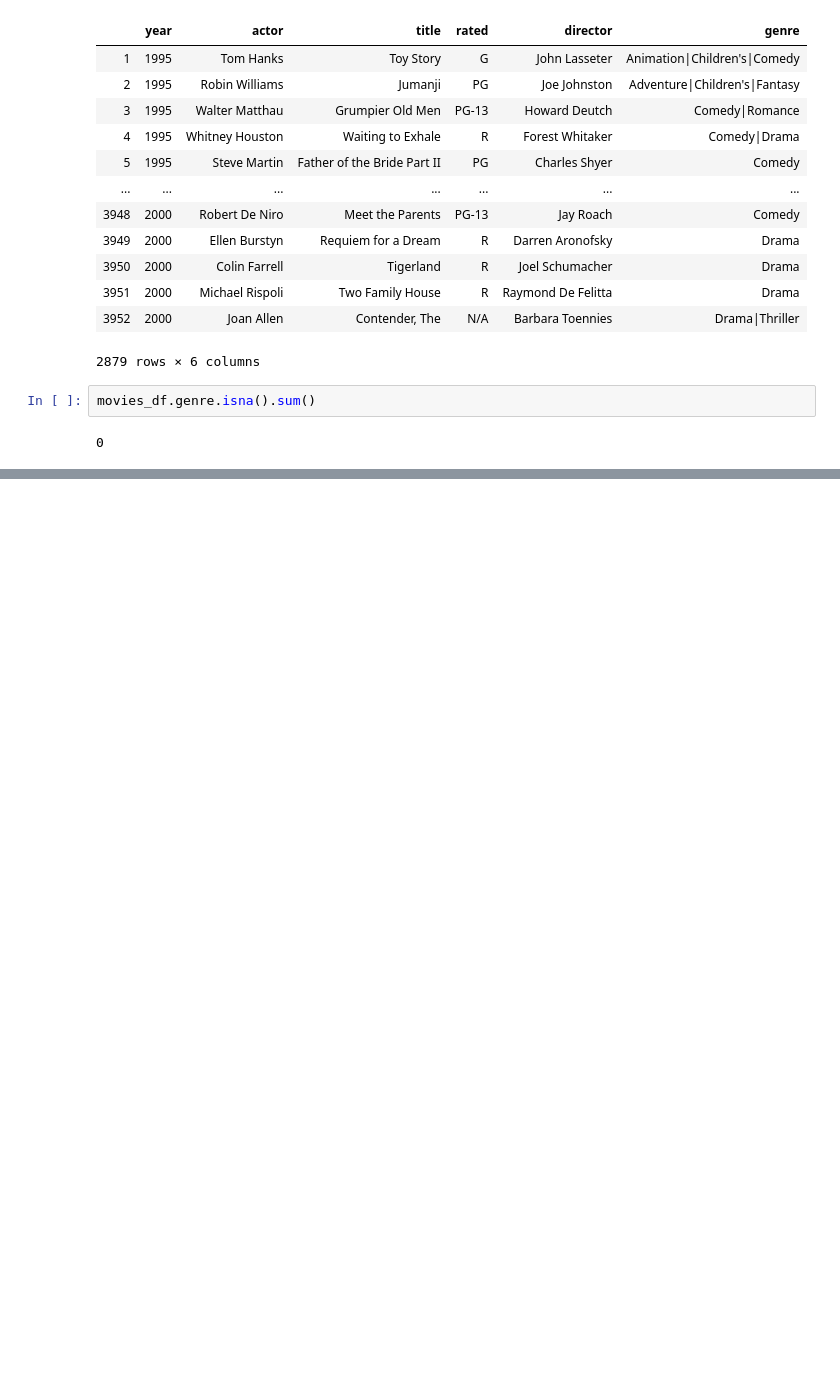
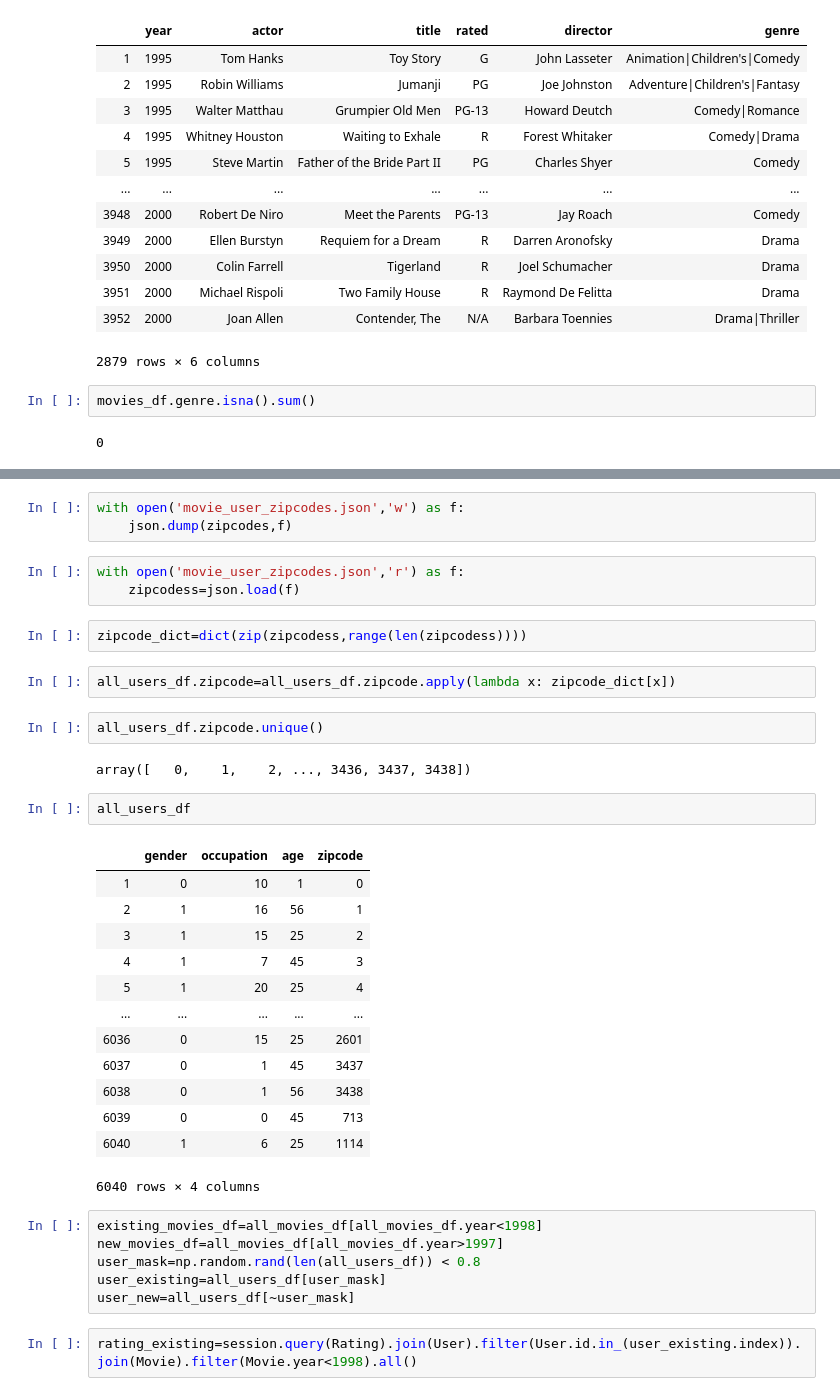
Before and after one commit to alanpurple/Melu, a Jupyter notebook: Untitled.ipynb, the cells around one changed output, grey strips where cells are left out. Drawn from its saved outputs; the diff is of its cells as text; blank space fills up the shorter version.

```diff
--- a/Untitled.ipynb
+++ b/Untitled.ipynb
@@ -118,0 +181,38 @@ movies_df.genre.isna().sum()
+# %%
+with open('movie_user_zipcodes.json','w') as f:
+    json.dump(zipcodes,f)
+# %%
+with open('movie_user_zipcodes.json','r') as f:
+    zipcodess=json.load(f)
+# %%
+zipcode_dict=dict(zip(zipcodess,range(len(zipcodess))))
+# %%
+all_users_df.zipcode=all_users_df.zipcode.apply(lambda x: zipcode_dict[x])
+# %%
+all_users_df.zipcode.unique()
+# %% [output]
+array([   0,    1,    2, ..., 3436, 3437, 3438])
+# %%
+all_users_df
+# %% [output]
+|  | gender | occupation | age | zipcode |
+| 1 | 0 | 10 | 1 | 0 |
+| 2 | 1 | 16 | 56 | 1 |
+| 3 | 1 | 15 | 25 | 2 |
+| 4 | 1 | 7 | 45 | 3 |
+| 5 | 1 | 20 | 25 | 4 |
+| ... | ... | ... | ... | ... |
+| 6036 | 0 | 15 | 25 | 2601 |
+| 6037 | 0 | 1 | 45 | 3437 |
+| 6038 | 0 | 1 | 56 | 3438 |
+| 6039 | 0 | 0 | 45 | 713 |
+| 6040 | 1 | 6 | 25 | 1114 |
+6040 rows × 4 columns
+# %%
+existing_movies_df=all_movies_df[all_movies_df.year<1998]
+new_movies_df=all_movies_df[all_movies_df.year>1997]
+user_mask=np.random.rand(len(all_users_df)) < 0.8
+user_existing=all_users_df[user_mask]
+user_new=all_users_df[~user_mask]
+# %%
+rating_existing=session.query(Rating).join(User).filter(User.id.in_(user_existing.index)).join(Movie).filter(Movie.year<1998).all()
```
Also changed, not shown: parts of 17 cells of this notebook, 4 other files.
